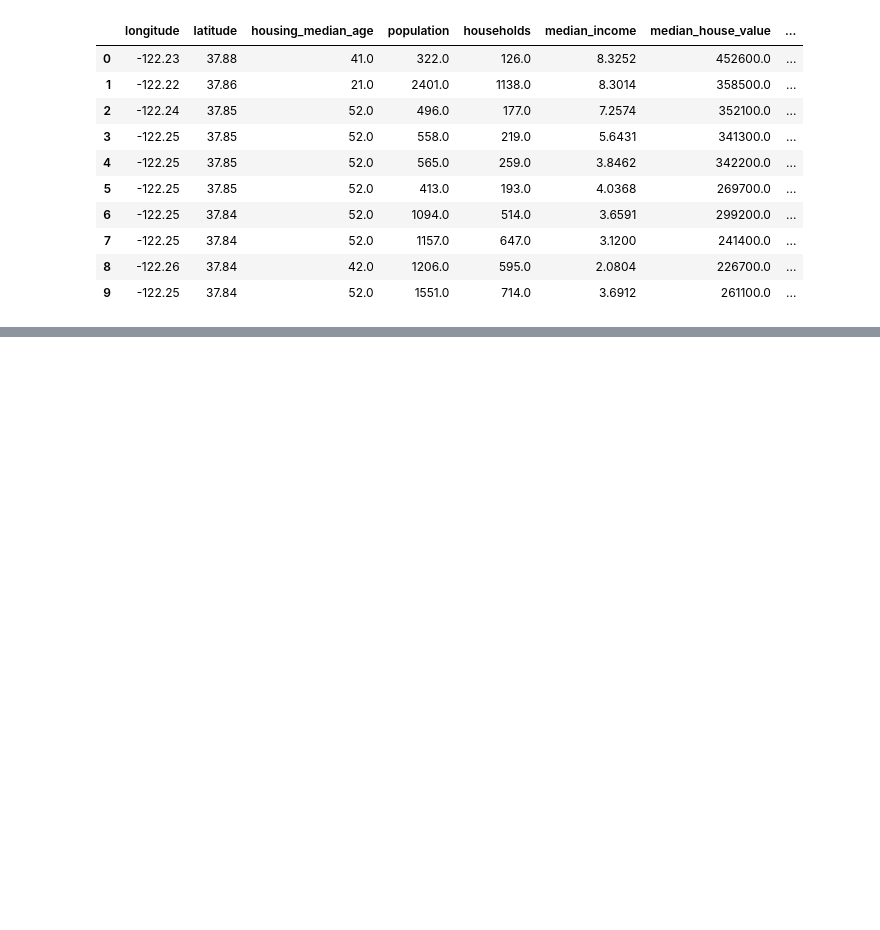
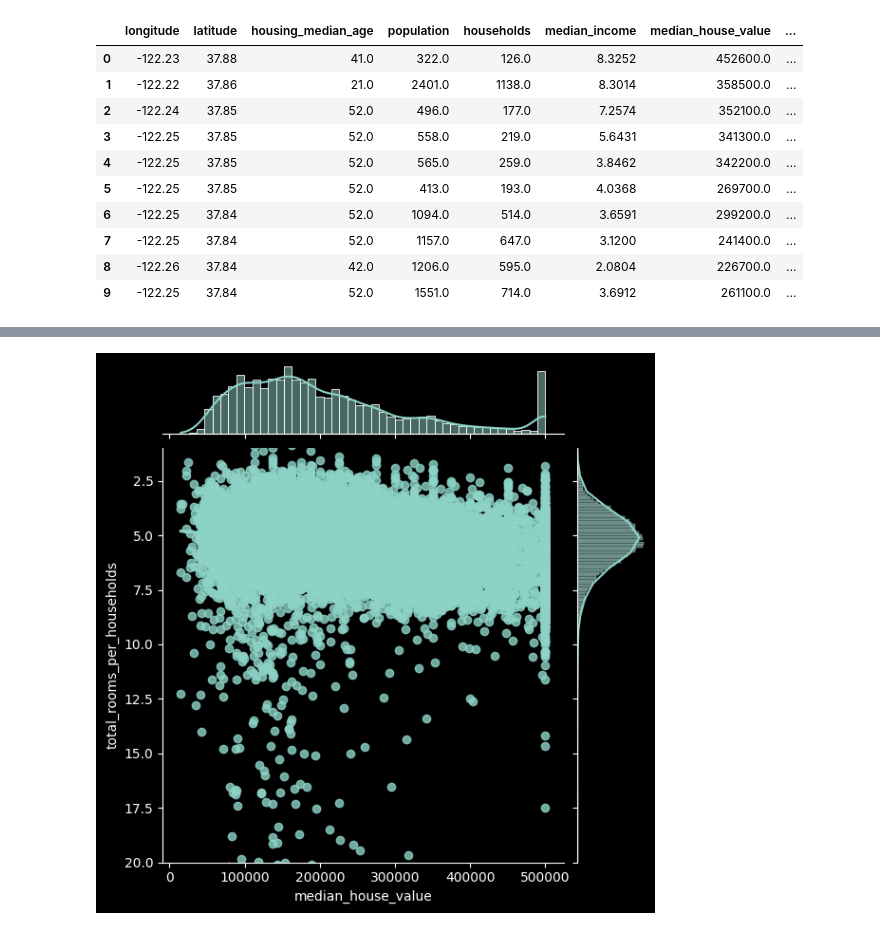
Before and after one commit to Joao-Inacio/Labs, a Jupyter notebook: california _housing_prices/price.ipynb, the cells around one changed output, grey strips where cells are left out. Cells and saved outputs as stored; diff of their text form; code cells hidden in the pictures; blank space fills up the shorter version.

```diff
--- a/california _housing_prices/price.ipynb
+++ b/california _housing_prices/price.ipynb
@@ -171,0 +191,5 @@ ds.head(10)
+# %%
+# Correlação de median_house_value e median_income
+sns.jointplot(data=ds,x='median_house_value',y='total_rooms_per_households',kind='reg',ylim=20);
+# %% [output]
+[figure, added]
```
Also changed, not shown: parts of 6 cells of this notebook.
